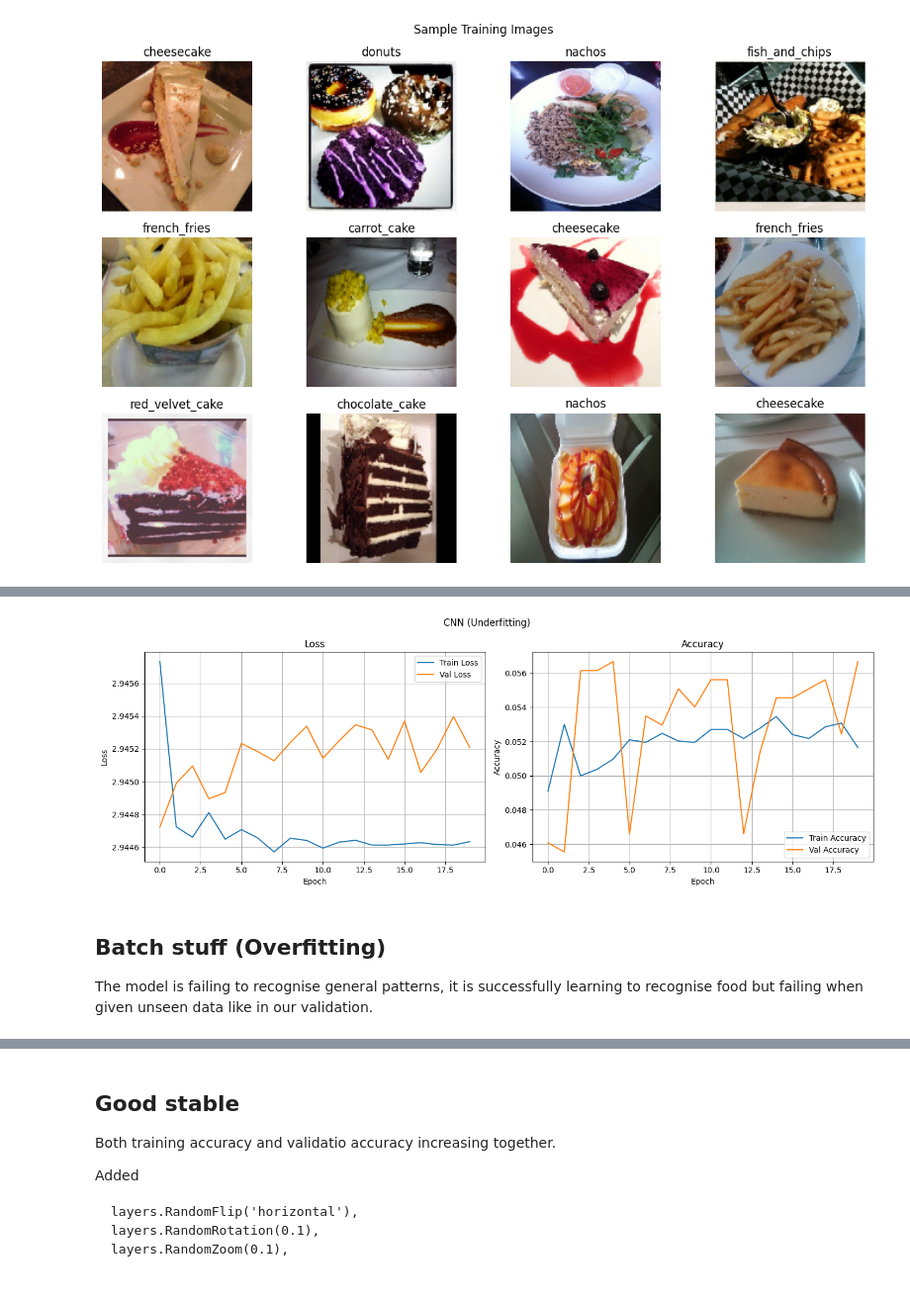
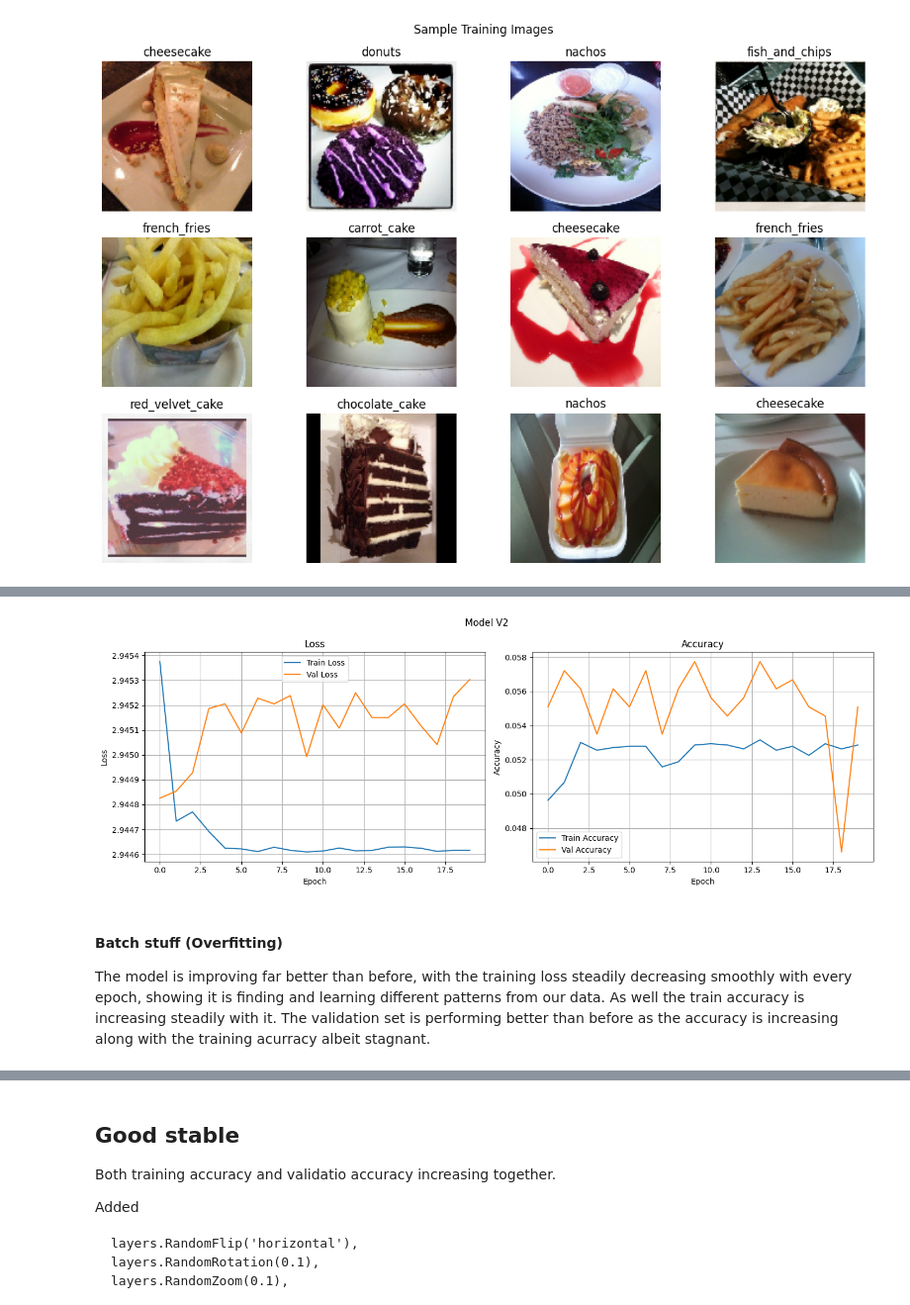
Before and after one commit to McDonaghMichael/MachineLearningNotebook, a Jupyter notebook: project/project.ipynb, the cells around one changed output, grey strips where cells are left out. Shown at 99% size. Drawn from its saved outputs; the diff is of its cells as text; code cells hidden in the pictures.

```diff
--- a/project/project.ipynb
+++ b/project/project.ipynb
@@ -248,10 +296,9 @@ Test:  3840 images
 # %%
-NUM_CLASSES = 19
-
-def build_baseline_cnn(input_shape, num_classes):
-    model = keras.Sequential([
-        # PREPROCESSING
-        layers.Rescaling(1./255, input_shape=input_shape),
+def build_baseline_cnn(input_shape, num_classes, target_size=(244, 244)):
+    return keras.Sequential([
+        layers.Input(shape=input_shape),
+        layers.Resizing(target_size[0], target_size[1]),
+        layers.Rescaling(1./255),
 
         # BLOCK 1
         layers.Conv2D(32, (3, 3), padding="same", activation="relu"),
@@ -267,8 +314,10 @@ def build_baseline_cnn(input_shape, num_classes):
         layers.Dense(num_classes, activation="softmax"),
     ])
 
-    return model
-
-model = build_baseline_cnn(input_shape=(128, 128, 3), num_classes=NUM_CLASSES)
-model.summary()
+baseline_model = build_baseline_cnn(
+    input_shape=(128, 128, 3),
+    num_classes=NUM_CLASSES,
+    target_size=IMAGE_SIZE
+)
+baseline_model.summary()
 # %% [output]
@@ -300,7 +347,7 @@ Model: "sequential"
 
 - `loss='sparse_categorical_crossentropy',` labels are ints like 0,1,2,3 etc
 # %%
-model.compile(
+baseline_model.compile(
     optimizer=keras.optimizers.Adam(learning_rate=0.001),
     loss='sparse_categorical_crossentropy',
     metrics=['accuracy']
@@ -314,13 +361,29 @@ This is a clear sign of overfitting, as the training loss decreases while valida
 
 To combat this, will add a dropout to the neural network, and augment the data such as rotating images etc
 # %%
-EPOCHS = 20
+start_time = time.time()
 
-history = model.fit(
+EPOCHS=20
+
+baseline_model_history = baseline_model.fit(
     train_ds,
     validation_data=val_ds,
     epochs=EPOCHS,
     class_weight=class_weights
 )
+
+end_time = time.time()
+total_time = end_time - start_time
+
+model_performance_tracker["Baseline CNN"] = {
+    "Total Time (s)": round(total_time, 2),
+    "Time/Epoch (s)": round(total_time / EPOCHS, 2),
+    "Epochs": EPOCHS,
+    "Image Size:" IMAGE_SIZE,
+    "Final Train Acc": round(baseline_model_history.history['accuracy'][-1], 4),
+    "Final Val Acc": round(baseline_model_history.history['val_accuracy'][-1], 4),
+    "Final Train Loss": round(baseline_model_history.history['loss'][-1], 4),
+    "Final Val Loss": round(baseline_model_history.history['val_loss'][-1], 4)
+}
 # %% [output]
 Epoch 1/20
@@ -482,9 +525,9 @@ Epoch 20/20
 # %%
-plot_history(history, title='CNN (Underfitting)')
+plot_history(deeper_model_history, title='Model V2')
 # %% [output]
-[figure, old version]
+[figure, new version]
 # %% [markdown]
-## Batch stuff (Overfitting)
+#### Batch stuff (Overfitting)
 
-The model is failing to recognise general patterns, it is successfully learning to recognise food but failing when given unseen data like in our validation.
+The model is improving far better than before, with the training loss steadily decreasing smoothly with every epoch, showing it is finding and learning different patterns from our data. As well the train accuracy is increasing steadily with it. The validation set is performing better than before as the accuracy is increasing along with the training acurracy albeit stagnant.
 # %%
```
Also changed, not shown: parts of 51 cells of this notebook, 24 other files.
